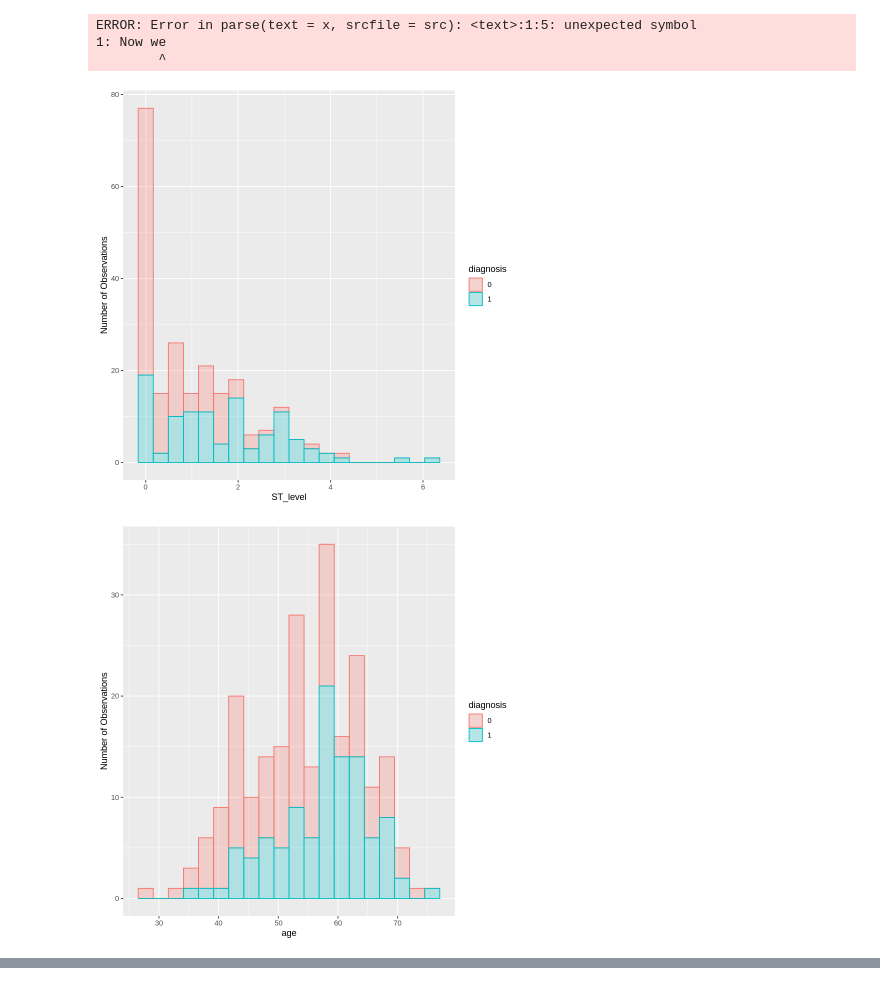
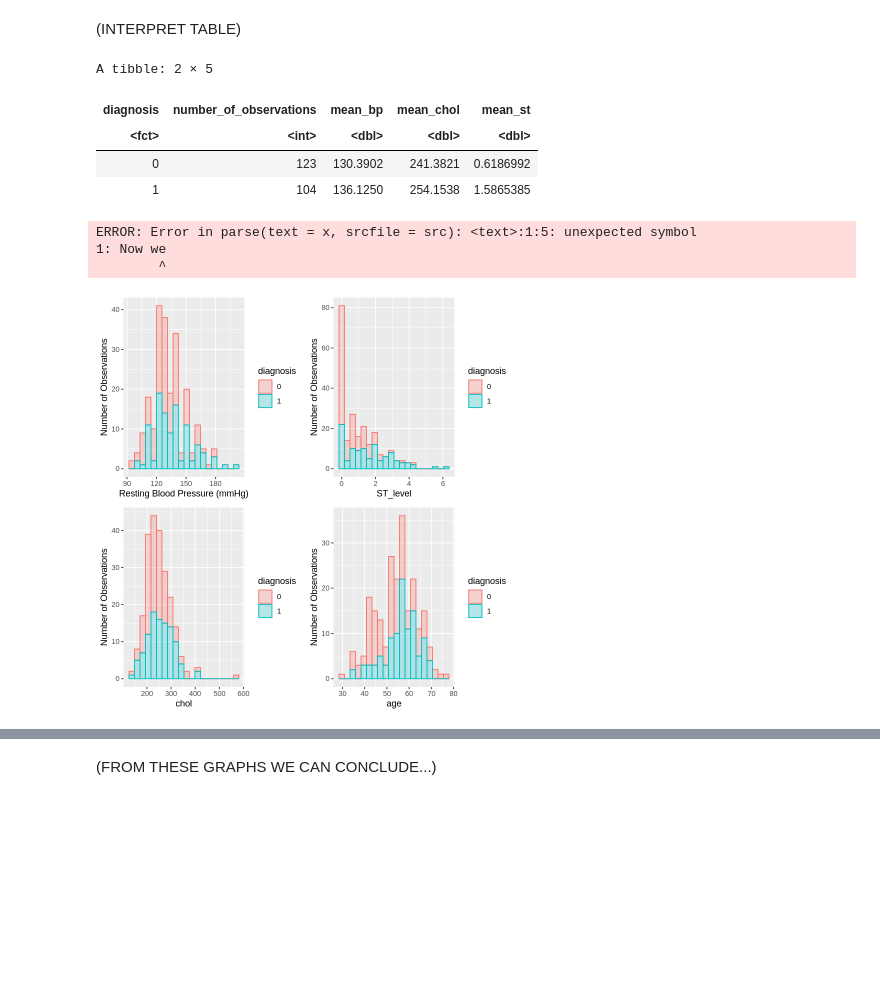
Before and after one commit to sendhelpDSCI/UBC_DSCI100_Group166, a Jupyter notebook: Data analysis.ipynb, the cells around one changed output, grey strips where cells are left out. Saved outputs shown, nothing was run; the diff lists cells and outputs as text; code cells hidden in the pictures; blank space fills up the shorter version.

```diff
--- a/Data analysis.ipynb
+++ b/Data analysis.ipynb
@@ -63,3 +63,13 @@ A tibble: 2 × 5
+# %% [markdown]
+(INTERPRET TABLE)
+# %%
+heart_summary
+# %% [output]
+A tibble: 2 × 5
+| diagnosis | number_of_observations | mean_bp | mean_chol | mean_st |
+| <fct> | <int> | <dbl> | <dbl> | <dbl> |
+| 0 | 123 | 130.3902 | 241.3821 | 0.6186992 |
+| 1 | 104 | 136.1250 | 254.1538 | 1.5865385 |
 # %%
 Now we can graph to show the distribution of our predictors (show that it is possible to classify using them)
 # %% [output]
@@ -67,19 +77,15 @@ ERROR: Error in parse(text = x, srcfile = src): <text>:1:5: unexpected symbol
 1: Now we
         ^
 # %%
-#let's find distributions of values
+#Plot the distributions of each predictor (each histogram only considers one factor and the results may be influenced by other factors)
 bp_distribution <- ggplot(heart_train, aes(x = resting_blood_pressure, fill = diagnosis, colour = diagnosis)) + geom_histogram(bins = 20,alpha = 0.25) + labs(x = "Resting Blood Pressure (mmHg)", y = "Number of Observations")
 
 chol_distribution <- ggplot(heart_train, aes(x = chol, fill = diagnosis, colour = diagnosis)) + geom_histogram(bins = 20, alpha = 0.25) + labs("Serum Cholestoral (mg/dl)", y = "Number of Observations")
 
 age_distribution <- ggplot(heart_train, aes(x = age, fill = diagnosis, colour = diagnosis)) + geom_histogram(bins = 20,alpha = 0.25) + labs("Age", y = "Number of Observations")
 
 st_distribution <- ggplot(heart_train, aes(x = ST_level, fill = diagnosis, colour = diagnosis)) + geom_histogram(bins = 20, alpha = 0.25) + labs("ST Level", y = "Number of Observations")
 
-st_distribution
-age_distribution
-chol_distribution
-bp_distribution
+plot_grid(bp_distribution, st_distribution, chol_distribution, age_distribution)
 # %% [output]
-[figure, old version]
+[figure, new version]
-[figure, removed]
@@ -87,0 +92,2 @@ bp_distribution
+# %% [markdown]
+(FROM THESE GRAPHS WE CAN CONCLUDE...)
```
Also changed, not shown: parts of 9 cells of this notebook.
